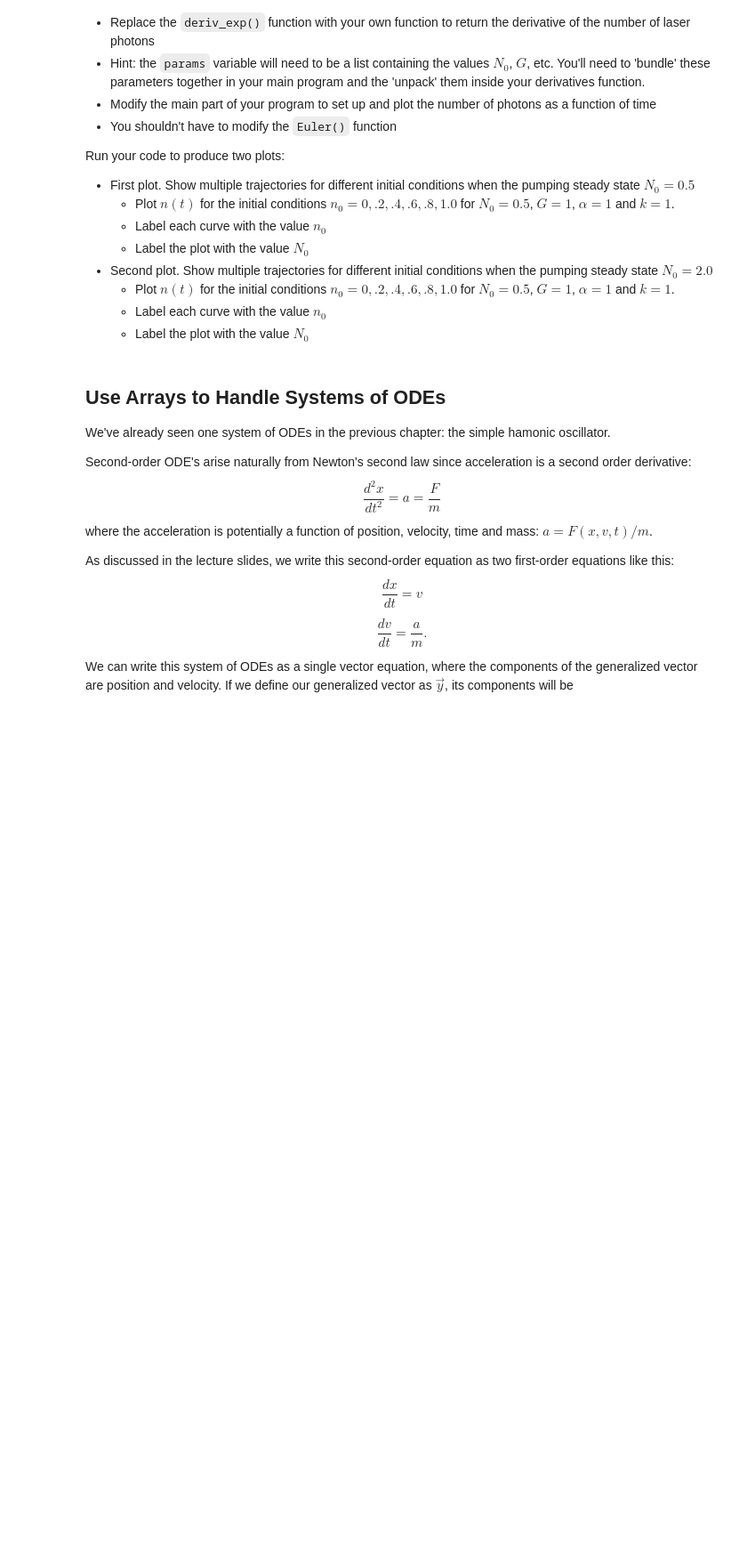
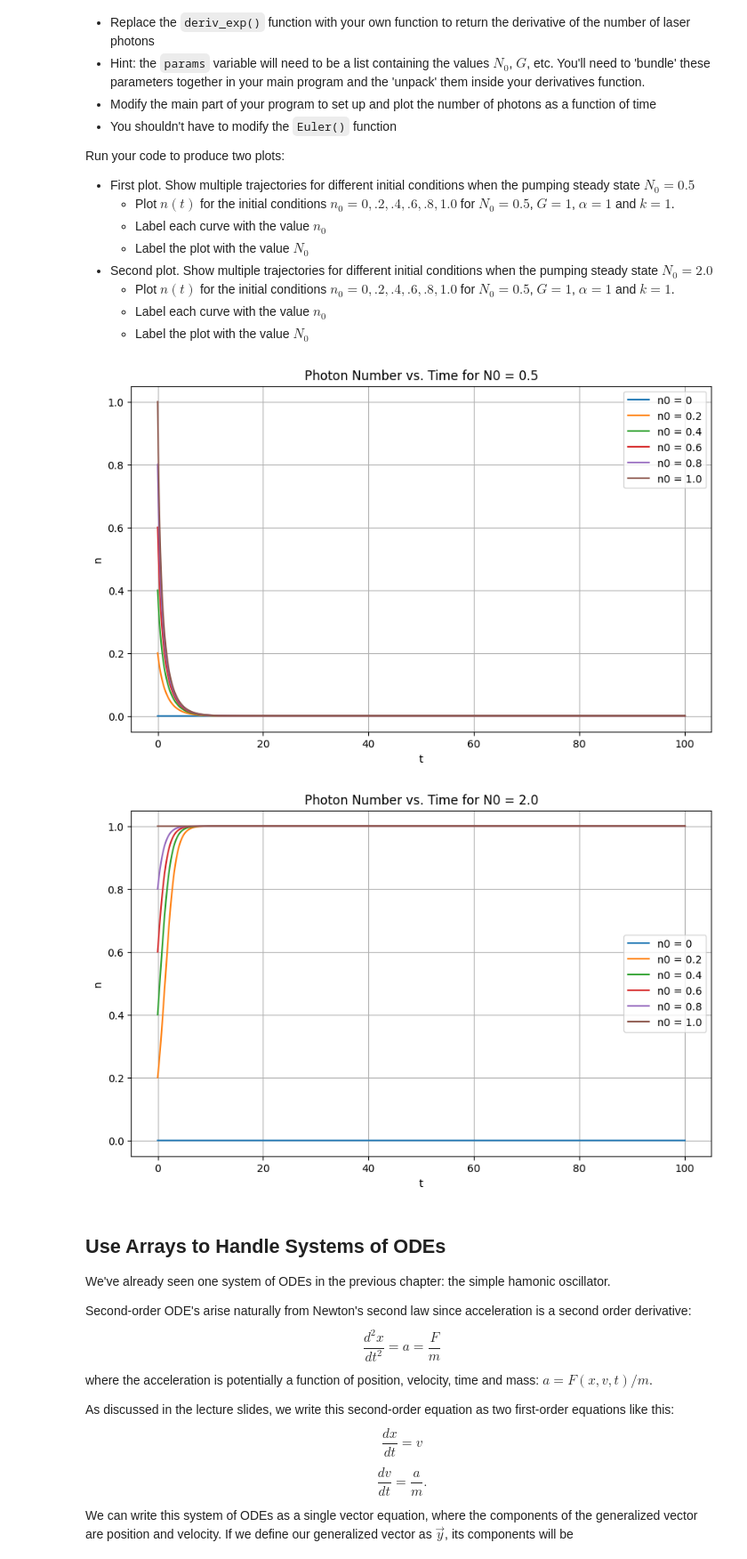
Before and after one commit to QuinnNovak/Computational-Physics, a Jupyter notebook: ode/ode_2_v2.ipynb, the cells around one changed output. Shown: that part at 89% size. Drawn from its saved outputs; the diff is of its cells as text; code cells hidden in the pictures; blank space fills up the shorter version.

```diff
--- a/ode/ode_2_v2.ipynb
+++ b/ode/ode_2_v2.ipynb
@@ -130,3 +128,80 @@ Run your code to produce two plots:
+# %%
+import numpy as np
+import matplotlib.pyplot as plt
+
+#########  Derivative Function for Laser  #########
+# This function returns the derivative for the ODE dn/dt = (GN0 - k)n - (aG)n^2
+
+def deriv_laser(t, n, params):
+    # Unpack parameters
+    N0, G, alpha, k = params
+
+    # Calculate the derivative dn/dt
+    dn_dt = (G * N0 - k) * n - (alpha * G) * n**2
+    return dn_dt
+
+#########  Euler Integration Function  #########
+# This is copied from the example in the notebook (cell dtxnigFCbIP4)
+
+def Euler(deriv, y0, tmax, dt, params):
+    #########  Create Arrays  #########
+    N = int(tmax/dt)+1    # number of steps in simulation
+    y = np.zeros((N,1))       # array to store y values
+    t = np.zeros(N)       # array to store times
+
+    y[0] = y0             # assign initial value
+
+    #########  Loop to implement the Euler update rule  #########
+    for n_step in range(N-1):
+        f = deriv(t[n_step], y[n_step], params)
+        y[n_step+1] = y[n_step] + f*dt
+        t[n_step+1] = t[n_step] + dt
+    return t, y
+
+#########  Common Parameters  #########
+G     = 1.0       # gain coefficient
+alpha = 1.0       # rate at which atoms return to ground state
+k     = 1.0       # rate constant
+tmax  = 100       # maximum time
+dt    = 0.01      # time step (reduced for better accuracy)
+
+# Initial conditions for n
+n0_values = [0, 0.2, 0.4, 0.6, 0.8, 1.0]
+
+#########  First plot: N0 = 0.5  #########
+N0_1 = 0.5
+params_1 = (N0_1, G, alpha, k) # Bundle parameters for N0 = 0.5
+
+plt.figure(figsize=(10, 6))
+for n0 in n0_values:
+    t, n = Euler(deriv_laser, n0, tmax, dt, params_1)
+    plt.plot(t, n, label=f'n0 = {n0}')
+
+plt.xlabel('t')
+plt.ylabel('n')
+plt.title(f'Photon Number vs. Time for N0 = {N0_1}')
+plt.legend()
+plt.grid(True)
+plt.show()
+
+#########  Second plot: N0 = 2.0  #########
+N0_2 = 2.0
+params_2 = (N0_2, G, alpha, k) # Bundle parameters for N0 = 2.0
+
+plt.figure(figsize=(10, 6))
+for n0 in n0_values:
+    t, n = Euler(deriv_laser, n0, tmax, dt, params_2)
+    plt.plot(t, n, label=f'n0 = {n0}')
+
+plt.xlabel('t')
+plt.ylabel('n')
+plt.title(f'Photon Number vs. Time for N0 = {N0_2}')
+plt.legend()
+plt.grid(True)
+plt.show()
+# %% [output]
+[figure, added]
+[figure, added]
 # %% [markdown]
 ## Use Arrays to Handle Systems of ODEs
 
```
Also changed, not shown: parts of 3 cells of this notebook.
